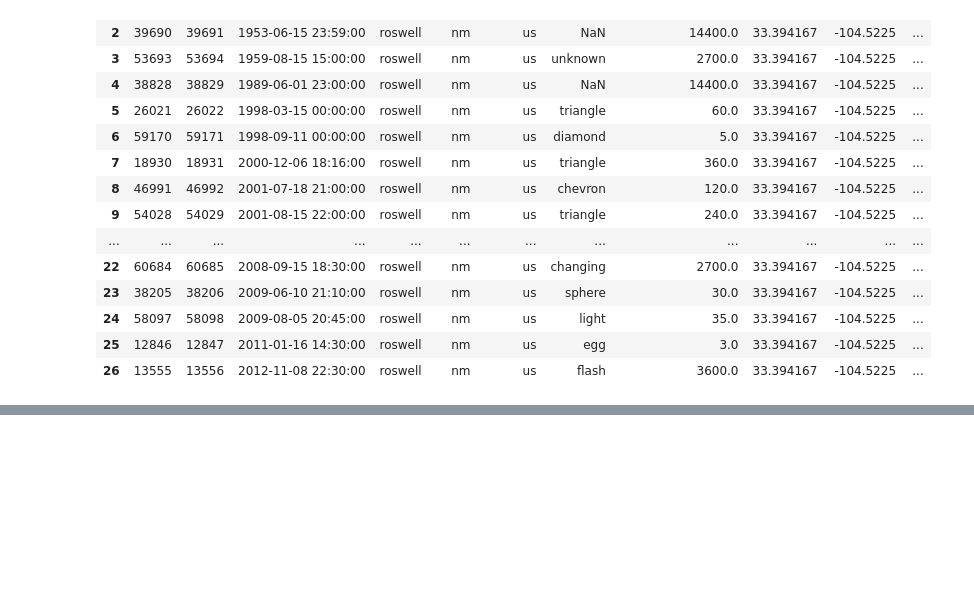
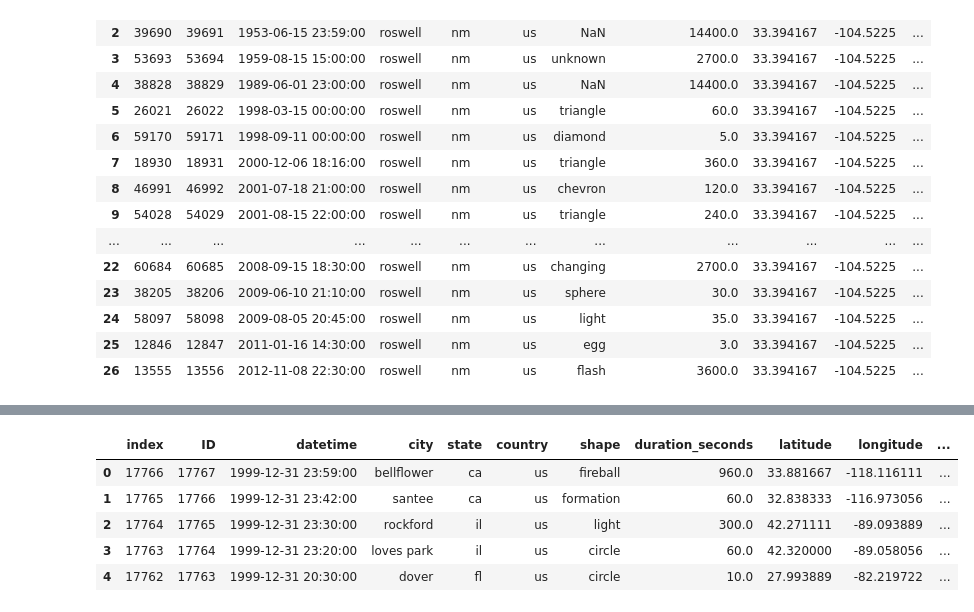
Before and after one commit to KushAGarg/project-3, a Jupyter notebook: data/andrew.ipynb, the cells around one changed output, grey strips where cells are left out. Saved outputs shown, nothing was run; the diff lists cells and outputs as text; code cells hidden in the pictures; blank space fills up the shorter version.

Commit message:
Leaflet clusters working

```diff
--- a/data/andrew.ipynb
+++ b/data/andrew.ipynb
@@ -294,0 +309,12 @@ march94
+# %%
+# For leaflet map, only use sightings before 2000.
+
+before2000 = df_ufo.loc[df_ufo["datetime"].dt.year < 2000].sort_values("datetime", ascending=False).reset_index()
+before2000.head()
+# %% [output]
+|  | index | ID | datetime | city | state | country | shape | duration_seconds | latitude | longitude | ... |
+| 0 | 17766 | 17767 | 1999-12-31 23:59:00 | bellflower | ca | us | fireball | 960.0 | 33.881667 | -118.116111 | ... |
+| 1 | 17765 | 17766 | 1999-12-31 23:42:00 | santee | ca | us | formation | 60.0 | 32.838333 | -116.973056 | ... |
+| 2 | 17764 | 17765 | 1999-12-31 23:30:00 | rockford | il | us | light | 300.0 | 42.271111 | -89.093889 | ... |
+| 3 | 17763 | 17764 | 1999-12-31 23:20:00 | loves park | il | us | circle | 60.0 | 42.320000 | -89.058056 | ... |
+| 4 | 17762 | 17763 | 1999-12-31 20:30:00 | dover | fl | us | circle | 10.0 | 27.993889 | -82.219722 | ... |
```
Also changed, not shown: parts of 2 cells of this notebook, 4 other files.
